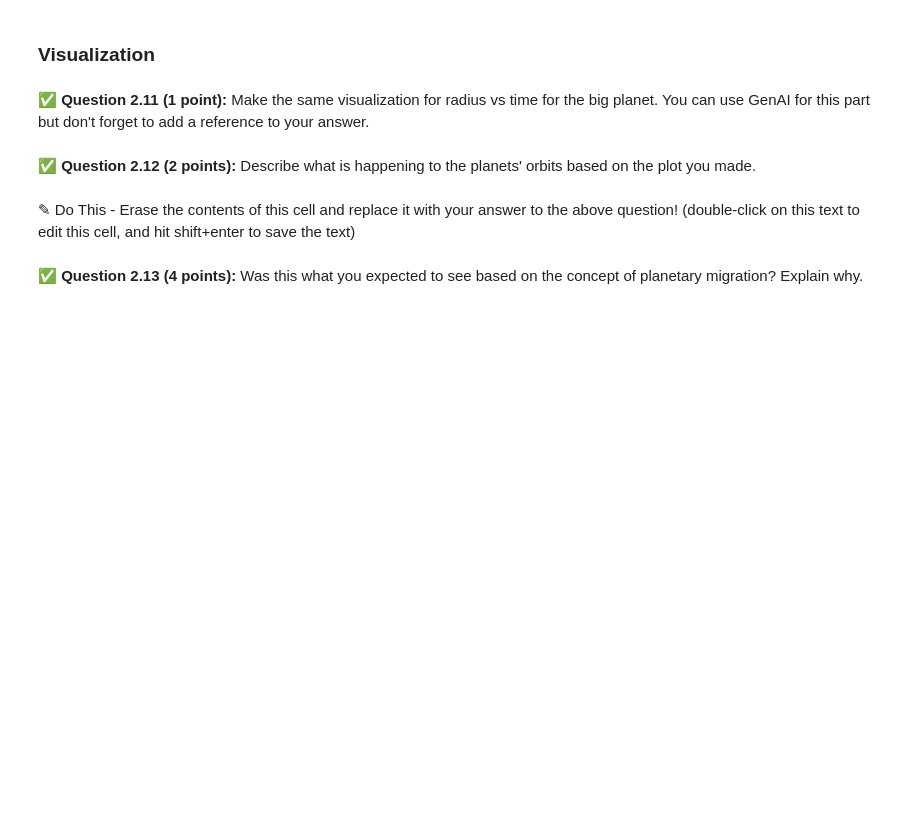
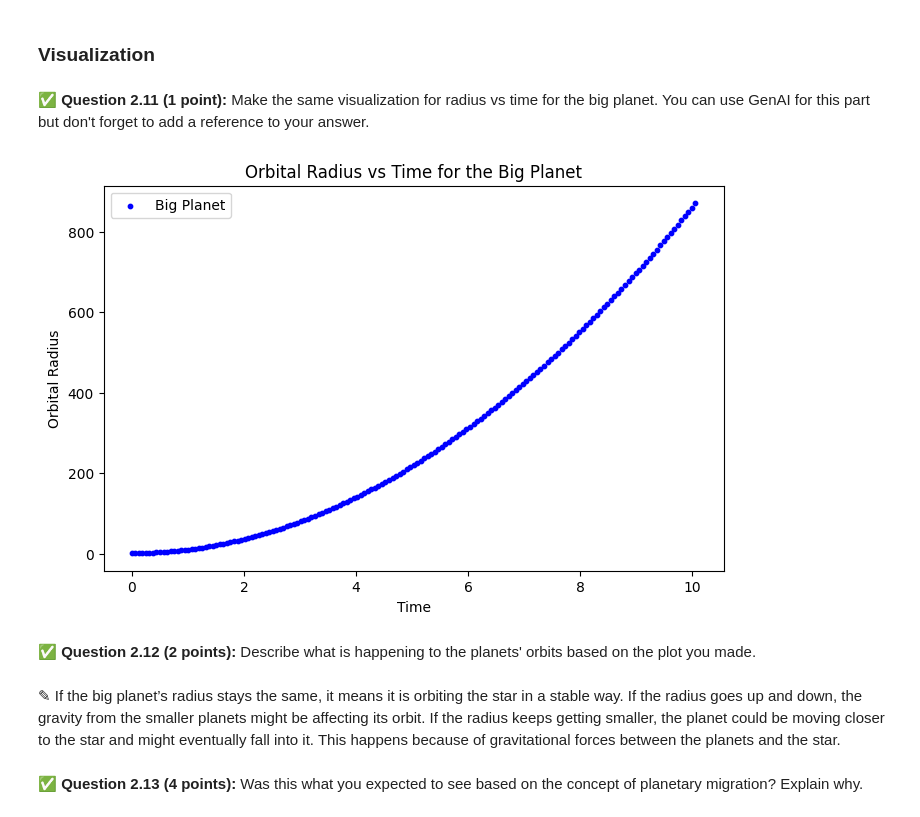
Before and after one commit to yashikaadesai/CMSE202-S25-turnin, a Jupyter notebook: hw-02/HW02_Part1-Orbits-SS25-STUDENT.ipynb, the cells around one changed output. Saved outputs shown, nothing was run; the diff lists cells and outputs as text; code cells hidden in the pictures; blank space fills up the shorter version.

```diff
--- a/hw-02/HW02_Part1-Orbits-SS25-STUDENT.ipynb
+++ b/hw-02/HW02_Part1-Orbits-SS25-STUDENT.ipynb
@@ -404,3 +525,16 @@ class System:
+# %%
+import numpy as np
+
+# Define the primary (big) planet
+primary_planet = Planet(mass=150, radius=1, star_mass=400)
+num_small_planets = 50
+small_planet_radii = np.linspace(0.01, 0.7, num_small_planets)
+small_planets = [Planet(mass=0.1, radius=r, star_mass=400) for r in small_planet_radii]
+all_planets = [primary_planet] + small_planets
+
+system_51_planets = System(star_mass=400, planet_list=all_planets)
+# Run the simulation for a time of 10
+system_51_planets.evolve(time=10)
 # %% [markdown]
 ### Visualization
 # %% [markdown]
@@ -410,7 +542,26 @@ class System:
+# %%
+#your code here
+import matplotlib.pyplot as plt
+
+time_big_planet = [pos[0] for pos in system_51_planets.plot_positions]
+radius_big_planet = [pos[1] for pos in system_51_planets.plot_positions]
+
+plt.figure(figsize=(8, 5))
+plt.scatter(time_big_planet, radius_big_planet, color='blue', label='Big Planet', s=10)
+
+plt.xlabel("Time")
+plt.ylabel("Orbital Radius")
+plt.title("Orbital Radius vs Time for the Big Planet")
+plt.legend()
+
+plt.show()
+#used chat gpt
+# %% [output]
+[figure, added]
 # %% [markdown]
 ✅ **Question 2.12 (2 points):** Describe what is happening to the planets' orbits based on the plot you made.
-# %% [markdown]
-✎ Do This - Erase the contents of this cell and replace it with your answer to the above question! (double-click on this text to edit this cell, and hit shift+enter to save the text)
+# %% [markdown]
+✎ If the big planet’s radius stays the same, it means it is orbiting the star in a stable way. If the radius goes up and down, the gravity from the smaller planets might be affecting its orbit. If the radius keeps getting smaller, the planet could be moving closer to the star and might eventually fall into it. This happens because of gravitational forces between the planets and the star.
 # %% [markdown]
 ✅ **Question 2.13 (4 points):** Was this what you expected to see based on the concept of planetary migration? Explain why.
 # %% [markdown]
```
Also changed, not shown: parts of 25 cells of this notebook.
